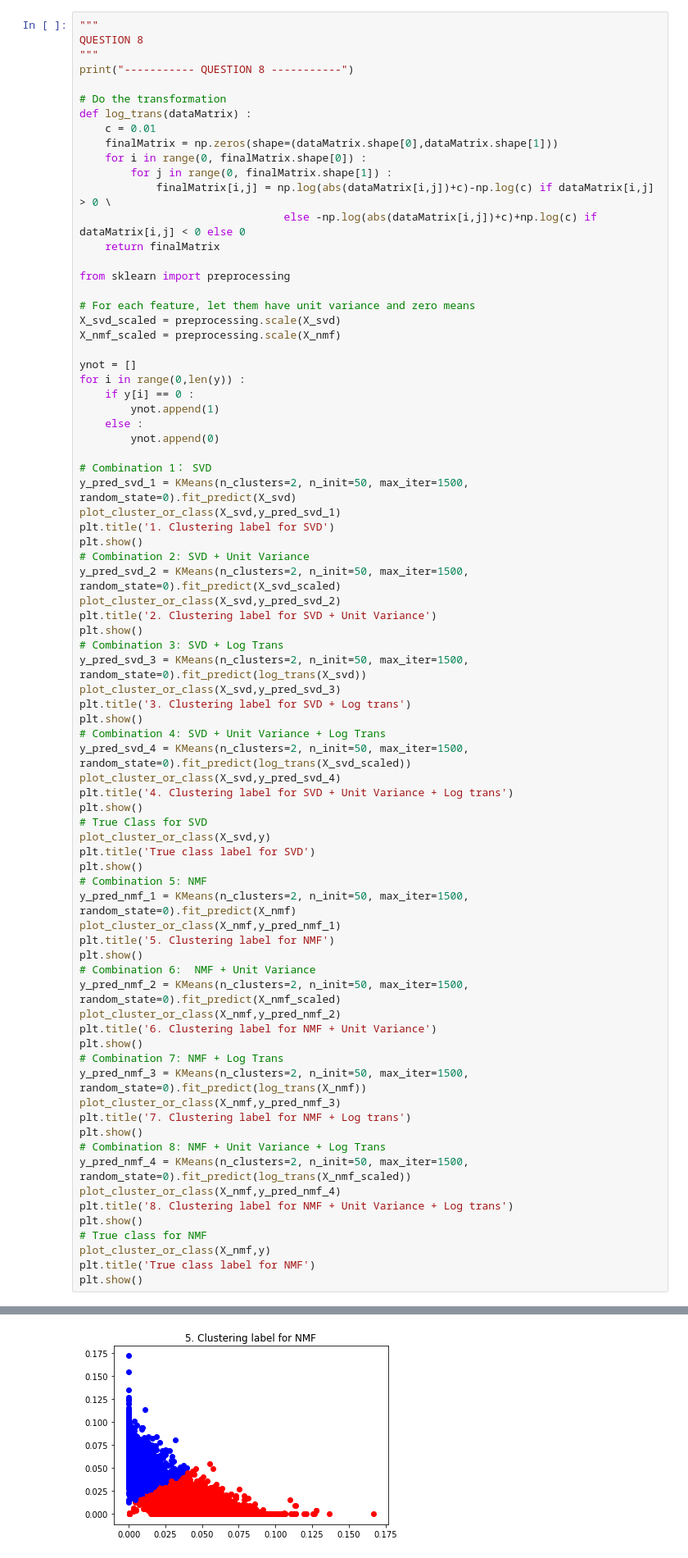
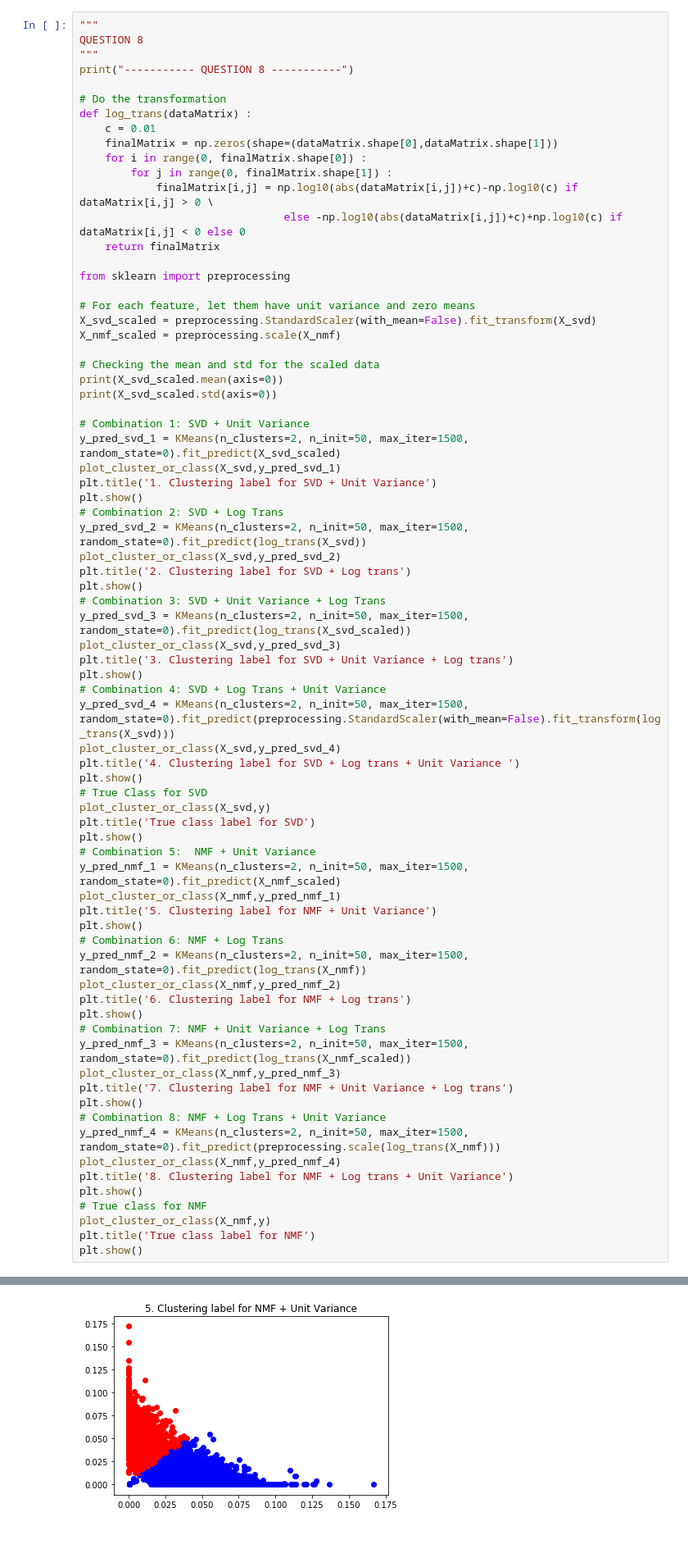
Before and after one commit to ztsorojev/K-means-Clustering, a Jupyter notebook: EE219_Project2.ipynb, the cells around one changed output, grey strips where cells are left out. Shown at 82% size. Saved outputs shown, nothing was run; the diff lists cells and outputs as text.

```diff
--- a/EE219_Project2.ipynb
+++ b/EE219_Project2.ipynb
@@ -332,66 +333,63 @@ def log_trans(dataMatrix) :
     finalMatrix = np.zeros(shape=(dataMatrix.shape[0],dataMatrix.shape[1]))
     for i in range(0, finalMatrix.shape[0]) :
         for j in range(0, finalMatrix.shape[1]) :
-            finalMatrix[i,j] = np.log(abs(dataMatrix[i,j])+c)-np.log(c) if dataMatrix[i,j] > 0 \
-                                else -np.log(abs(dataMatrix[i,j])+c)+np.log(c) if dataMatrix[i,j] < 0 else 0
+            finalMatrix[i,j] = np.log10(abs(dataMatrix[i,j])+c)-np.log10(c) if dataMatrix[i,j] > 0 \
+                                else -np.log10(abs(dataMatrix[i,j])+c)+np.log10(c) if dataMatrix[i,j] < 0 else 0
     return finalMatrix
 
 from sklearn import preprocessing
 
 # For each feature, let them have unit variance and zero means
-X_svd_scaled = preprocessing.scale(X_svd)
+X_svd_scaled = preprocessing.StandardScaler(with_mean=False).fit_transform(X_svd)
 X_nmf_scaled = preprocessing.scale(X_nmf)
 
-ynot = []
-for i in range(0,len(y)) :
-    if y[i] == 0 :
-        ynot.append(1)
-    else :
-        ynot.append(0)
+# Checking the mean and std for the scaled data
+print(X_svd_scaled.mean(axis=0))
+print(X_svd_scaled.std(axis=0))
 
-# Combination 1： SVD
-y_pred_svd_1 = KMeans(n_clusters=2, n_init=50, max_iter=1500, random_state=0).fit_predict(X_svd)
+# Combination 1: SVD + Unit Variance
+y_pred_svd_1 = KMeans(n_clusters=2, n_init=50, max_iter=1500, random_state=0).fit_predict(X_svd_scaled)
 plot_cluster_or_class(X_svd,y_pred_svd_1)
-plt.title('1. Clustering label for SVD')
+plt.title('1. Clustering label for SVD + Unit Variance')
 plt.show()
-# Combination 2: SVD + Unit Variance
-y_pred_svd_2 = KMeans(n_clusters=2, n_init=50, max_iter=1500, random_state=0).fit_predict(X_svd_scaled)
+# Combination 2: SVD + Log Trans
+y_pred_svd_2 = KMeans(n_clusters=2, n_init=50, max_iter=1500, random_state=0).fit_predict(log_trans(X_svd))
 plot_cluster_or_class(X_svd,y_pred_svd_2)
-plt.title('2. Clustering label for SVD + Unit Variance')
+plt.title('2. Clustering label for SVD + Log trans')
 plt.show()
-# Combination 3: SVD + Log Trans
-y_pred_svd_3 = KMeans(n_clusters=2, n_init=50, max_iter=1500, random_state=0).fit_predict(log_trans(X_svd))
+# Combination 3: SVD + Unit Variance + Log Trans
+y_pred_svd_3 = KMeans(n_clusters=2, n_init=50, max_iter=1500, random_state=0).fit_predict(log_trans(X_svd_scaled))
 plot_cluster_or_class(X_svd,y_pred_svd_3)
-plt.title('3. Clustering label for SVD + Log trans')
+plt.title('3. Clustering label for SVD + Unit Variance + Log trans')
 plt.show()
-# Combination 4: SVD + Unit Variance + Log Trans
-y_pred_svd_4 = KMeans(n_clusters=2, n_init=50, max_iter=1500, random_state=0).fit_predict(log_trans(X_svd_scaled))
+# Combination 4: SVD + Log Trans + Unit Variance
+y_pred_svd_4 = KMeans(n_clusters=2, n_init=50, max_iter=1500, random_state=0).fit_predict(preprocessing.StandardScaler(with_mean=False).fit_transform(log_trans(X_svd)))
 plot_cluster_or_class(X_svd,y_pred_svd_4)
-plt.title('4. Clustering label for SVD + Unit Variance + Log trans')
+plt.title('4. Clustering label for SVD + Log trans + Unit Variance ')
 plt.show()
 # True Class for SVD
 plot_cluster_or_class(X_svd,y)
 plt.title('True class label for SVD')
 plt.show()
-# Combination 5: NMF
-y_pred_nmf_1 = KMeans(n_clusters=2, n_init=50, max_iter=1500, random_state=0).fit_predict(X_nmf)
+# Combination 5:  NMF + Unit Variance
+y_pred_nmf_1 = KMeans(n_clusters=2, n_init=50, max_iter=1500, random_state=0).fit_predict(X_nmf_scaled)
 plot_cluster_or_class(X_nmf,y_pred_nmf_1)
-plt.title('5. Clustering label for NMF')
+plt.title('5. Clustering label for NMF + Unit Variance')
 plt.show()
-# Combination 6:  NMF + Unit Variance
-y_pred_nmf_2 = KMeans(n_clusters=2, n_init=50, max_iter=1500, random_state=0).fit_predict(X_nmf_scaled)
+# Combination 6: NMF + Log Trans
+y_pred_nmf_2 = KMeans(n_clusters=2, n_init=50, max_iter=1500, random_state=0).fit_predict(log_trans(X_nmf))
 plot_cluster_or_class(X_nmf,y_pred_nmf_2)
-plt.title('6. Clustering label for NMF + Unit Variance')
+plt.title('6. Clustering label for NMF + Log trans')
 plt.show()
-# Combination 7: NMF + Log Trans
-y_pred_nmf_3 = KMeans(n_clusters=2, n_init=50, max_iter=1500, random_state=0).fit_predict(log_trans(X_nmf))
+# Combination 7: NMF + Unit Variance + Log Trans
+y_pred_nmf_3 = KMeans(n_clusters=2, n_init=50, max_iter=1500, random_state=0).fit_predict(log_trans(X_nmf_scaled))
 plot_cluster_or_class(X_nmf,y_pred_nmf_3)
-plt.title('7. Clustering label for NMF + Log trans')
+plt.title('7. Clustering label for NMF + Unit Variance + Log trans')
 plt.show()
-# Combination 8: NMF + Unit Variance + Log Trans
-y_pred_nmf_4 = KMeans(n_clusters=2, n_init=50, max_iter=1500, random_state=0).fit_predict(log_trans(X_nmf_scaled))
+# Combination 8: NMF + Log Trans + Unit Variance
+y_pred_nmf_4 = KMeans(n_clusters=2, n_init=50, max_iter=1500, random_state=0).fit_predict(preprocessing.scale(log_trans(X_nmf)))
 plot_cluster_or_class(X_nmf,y_pred_nmf_4)
-plt.title('8. Clustering label for NMF + Unit Variance + Log trans')
+plt.title('8. Clustering label for NMF + Log trans + Unit Variance')
 plt.show()
 # True class for NMF
 plot_cluster_or_class(X_nmf,y)
@@ -406,2 +406,2 @@ plt.show()
 [figure]
-[figure, old version]
+[figure, new version]
```
Also changed, not shown: parts of 9 cells of this notebook.
